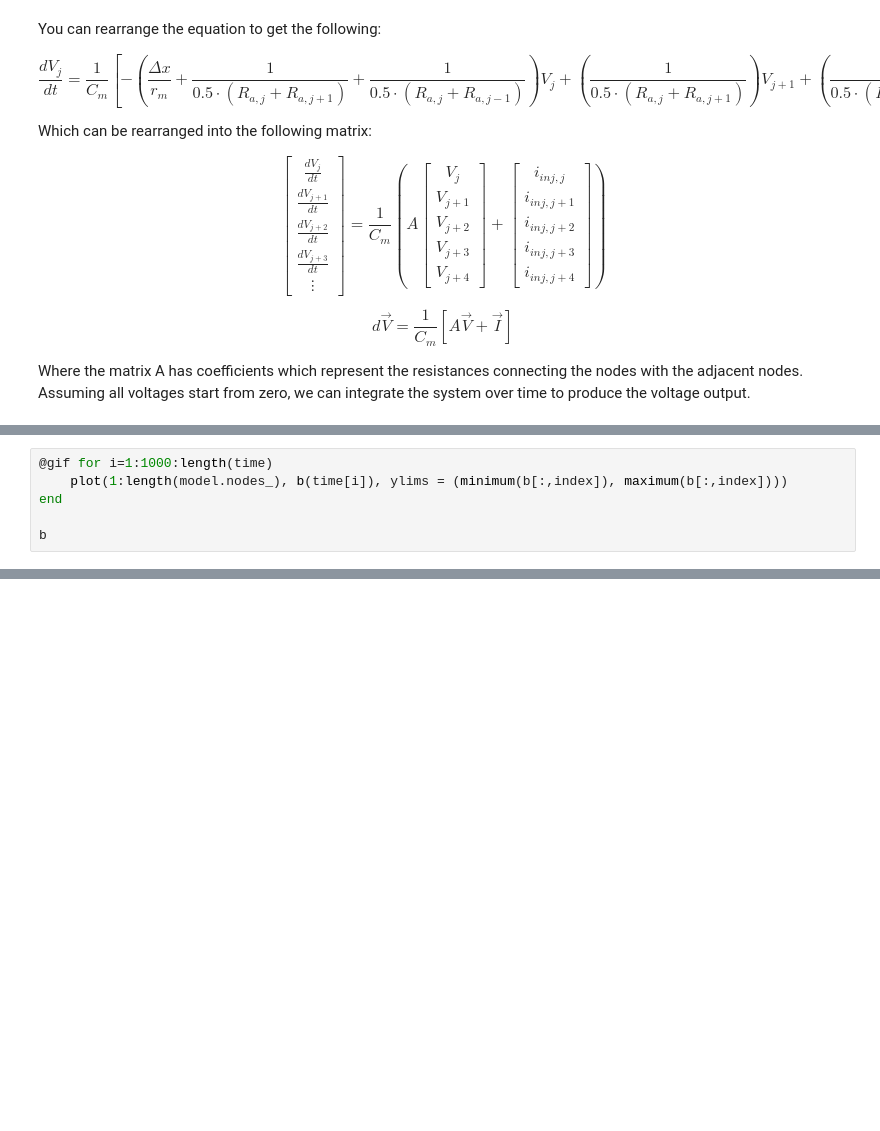
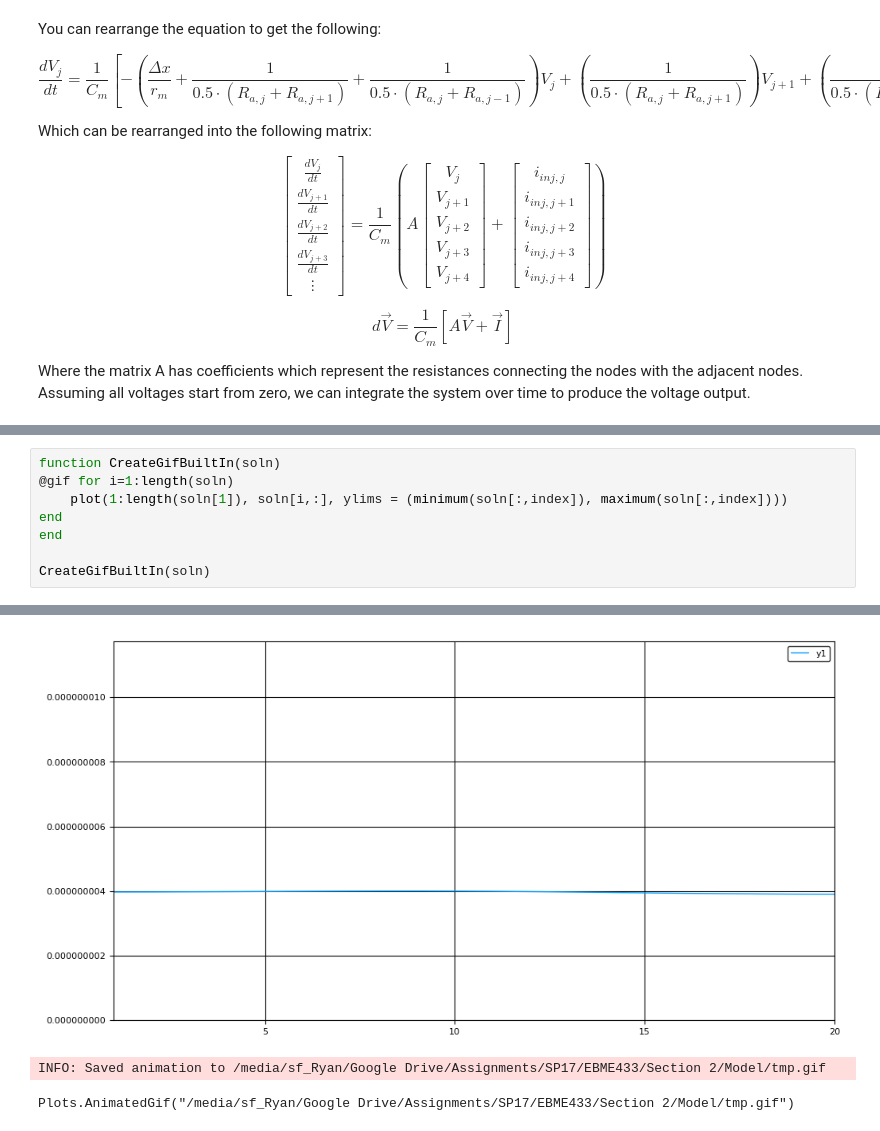
Before and after one commit to ryry0/neuron-project, a Jupyter notebook: Dendrite Model.ipynb, the cells around one changed output, grey strips where cells are left out. Saved outputs shown, nothing was run; the diff lists cells and outputs as text; blank space fills up the shorter version.

```diff
--- a/Dendrite Model.ipynb
+++ b/Dendrite Model.ipynb
@@ -472,6 +492,9 @@ Length: 1.0e-6
 # %%
-@gif for i=1:1000:length(time)
-    plot(1:length(model.nodes_), b(time[i]), ylims = (minimum(b[:,index]), maximum(b[:,index])))
+function CreateGifBuiltIn(soln)
+@gif for i=1:length(soln)
+    plot(1:length(soln[1]), soln[i,:], ylims = (minimum(soln[:,index]), maximum(soln[:,index])))
+end
 end
 
-b
+CreateGifBuiltIn(soln)
+# %% [output]
@@ -477,0 +502,3 @@ b
+[figure, added]
+INFO: Saved animation to /media/sf_Ryan/Google Drive/Assignments/SP17/EBME433/Section 2/Model/tmp.gif
+Plots.AnimatedGif("/media/sf_Ryan/Google Drive/Assignments/SP17/EBME433/Section 2/Model/tmp.gif")
```
Also changed, not shown: parts of 6 cells of this notebook.
